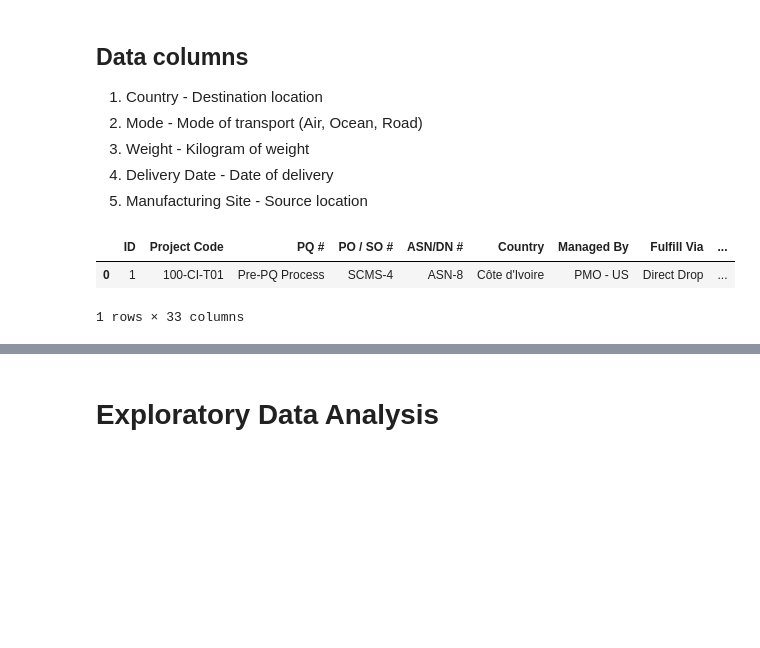
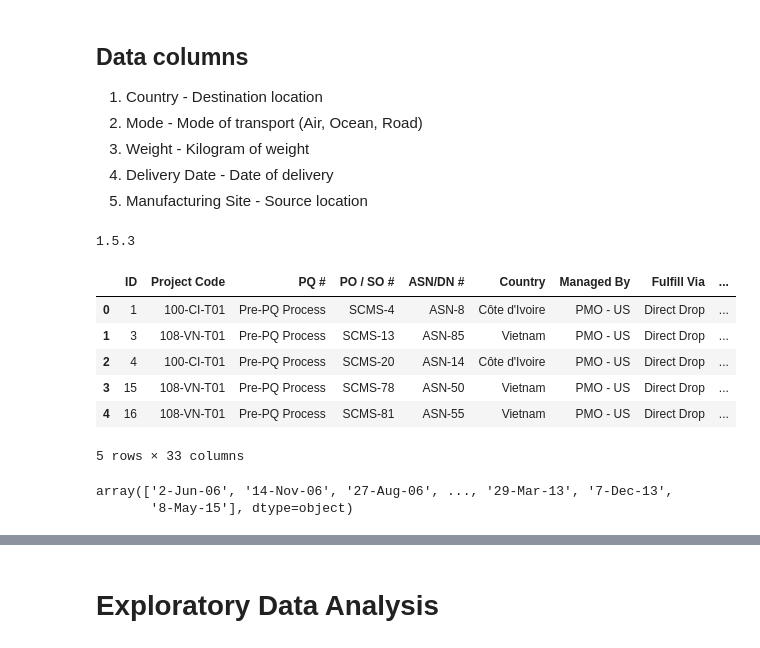
Before and after one commit to nakulBageja/Pharma-Scope-3, a Jupyter notebook: Scope_3.ipynb, the cells around one changed output, grey strips where cells are left out. Drawn from its saved outputs; the diff is of its cells as text; code cells hidden in the pictures; blank space fills up the shorter version.

```diff
--- a/Scope_3.ipynb
+++ b/Scope_3.ipynb
@@ -47,15 +47,28 @@ import time
 
 # For converting country name to iso_2 codes
 import country_converter as coco
+# %%
+print(pd.__version__)
+# %% [output]
+1.5.3
 # %%
 # Collecting data
 raw_df = pd.read_csv("./Data/SCMS_Delivery_History_Dataset_20150929.csv")
 # %%
-raw_df.head(1)
+raw_df.head(5)
 # %% [output]
 |  | ID | Project Code | PQ # | PO / SO # | ASN/DN # | Country | Managed By | Fulfill Via | ... |
 | 0 | 1 | 100-CI-T01 | Pre-PQ Process | SCMS-4 | ASN-8 | Côte d'Ivoire | PMO - US | Direct Drop | ... |
+| 1 | 3 | 108-VN-T01 | Pre-PQ Process | SCMS-13 | ASN-85 | Vietnam | PMO - US | Direct Drop | ... |
+| 2 | 4 | 100-CI-T01 | Pre-PQ Process | SCMS-20 | ASN-14 | Côte d'Ivoire | PMO - US | Direct Drop | ... |
+| 3 | 15 | 108-VN-T01 | Pre-PQ Process | SCMS-78 | ASN-50 | Vietnam | PMO - US | Direct Drop | ... |
+| 4 | 16 | 108-VN-T01 | Pre-PQ Process | SCMS-81 | ASN-55 | Vietnam | PMO - US | Direct Drop | ... |
-1 rows × 33 columns
+5 rows × 33 columns
+# %%
+raw_df['Delivery Recorded Date'].unique()
+# %% [output]
+array(['2-Jun-06', '14-Nov-06', '27-Aug-06', ..., '29-Mar-13', '7-Dec-13',
+       '8-May-15'], dtype=object)
 # %%
 # Filtering out required columns from the main data.
 
```
Also changed, not shown: parts of 2 cells of this notebook, 57 other files.
